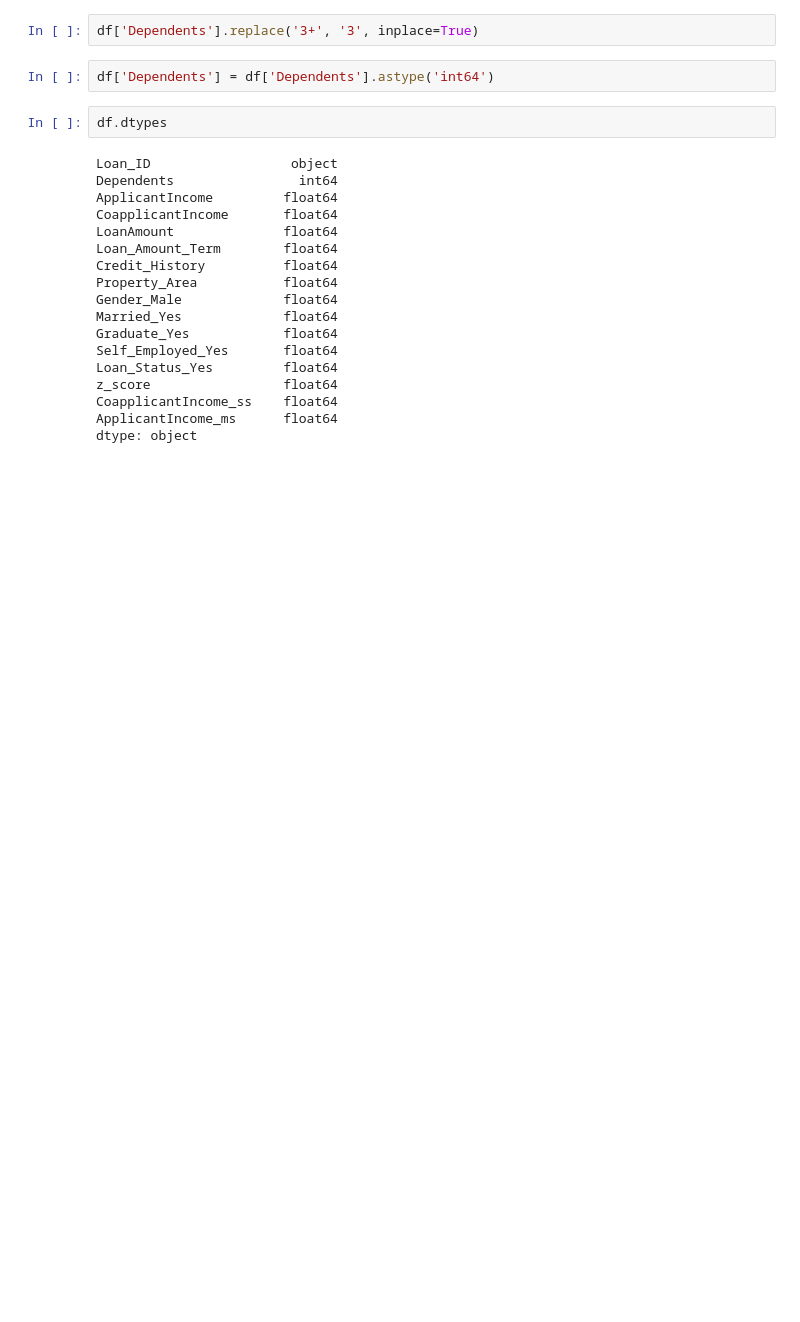
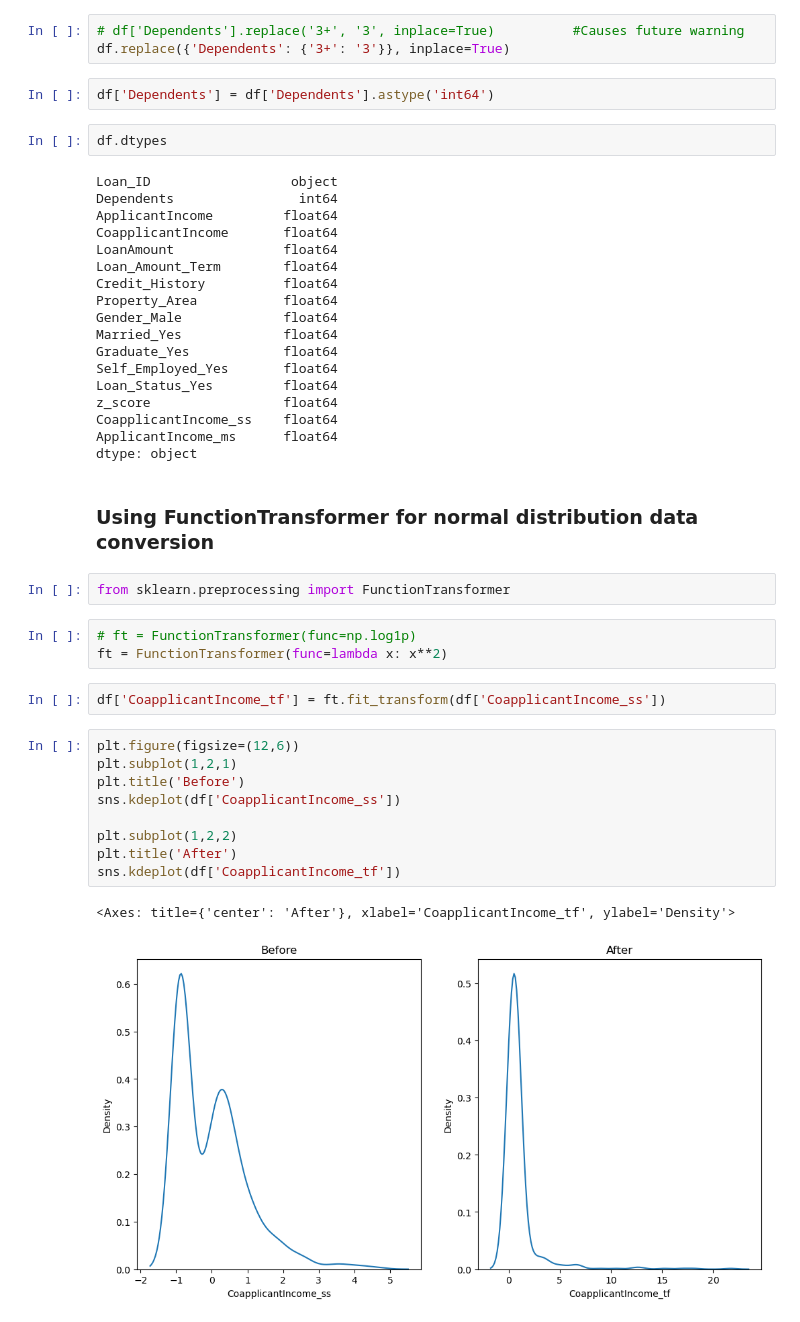
Before and after one commit to pravatn01/Loan-Data-Cleaning, a Jupyter notebook: loan_clean.ipynb, the cells around one changed output. Drawn from its saved outputs; the diff is of its cells as text; blank space fills up the shorter version.

```diff
--- a/loan_clean.ipynb
+++ b/loan_clean.ipynb
@@ -384,7 +384,8 @@ Dependents
 3+     43
 Name: count, dtype: int64
 # %%
-df['Dependents'].replace('3+', '3', inplace=True)
+# df['Dependents'].replace('3+', '3', inplace=True)          #Causes future warning
+df.replace({'Dependents': {'3+': '3'}}, inplace=True)
 # %%
 df['Dependents'] = df['Dependents'].astype('int64')
 # %%
@@ -407,3 +408,24 @@ z_score                 float64
 CoapplicantIncome_ss    float64
 ApplicantIncome_ms      float64
 dtype: object
+# %% [markdown]
+### Using FunctionTransformer for normal distribution data conversion
+# %%
+from sklearn.preprocessing import FunctionTransformer
+# %%
+# ft = FunctionTransformer(func=np.log1p)
+ft = FunctionTransformer(func=lambda x: x**2)
+# %%
+df['CoapplicantIncome_tf'] = ft.fit_transform(df['CoapplicantIncome_ss'])
+# %%
+plt.figure(figsize=(12,6))
+plt.subplot(1,2,1)
+plt.title('Before')
+sns.kdeplot(df['CoapplicantIncome_ss'])
+
+plt.subplot(1,2,2)
+plt.title('After')
+sns.kdeplot(df['CoapplicantIncome_tf'])
+# %% [output]
+<Axes: title={'center': 'After'}, xlabel='CoapplicantIncome_tf', ylabel='Density'>
+[figure, added]
```
Also changed, not shown: parts of 4 cells of this notebook, 1 other file.
